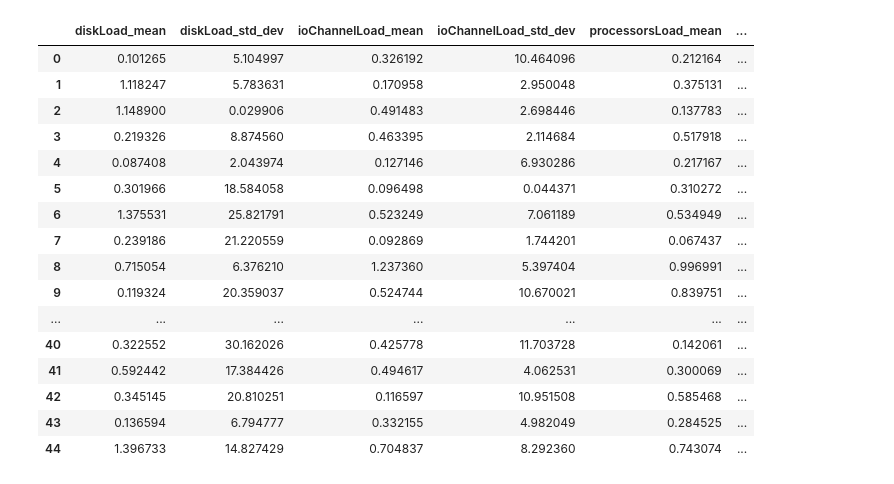
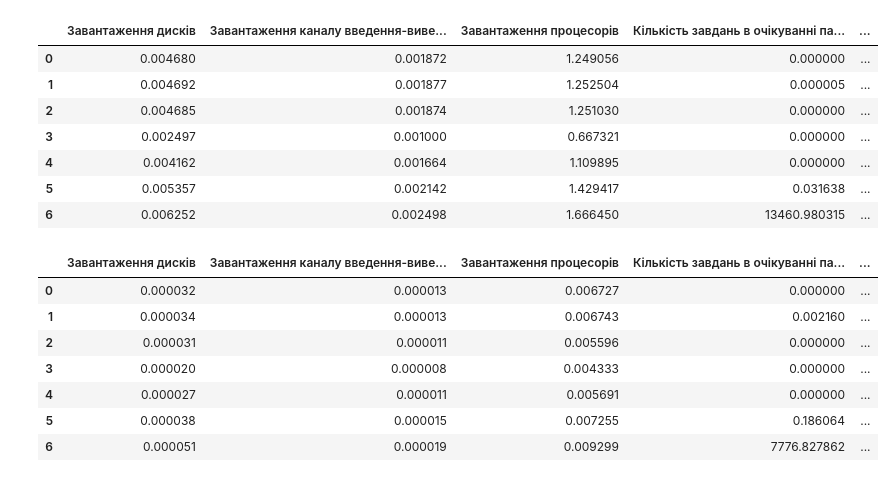
Before and after one commit to SideShowBoBGOT/system_modelling_seventh_semester, a Jupyter notebook: course_work/verification.ipynb, the cells around one changed output. Cells and saved outputs as stored; diff of their text form; code cells hidden in the pictures.

```diff
--- a/course_work/verification.ipynb
+++ b/course_work/verification.ipynb
@@ -200,21 +189,0 @@ global_mean_stddev_data_frame
-# %%
-mean_stddev_stats_relative_mean_data_frame = pd.concat(mean_stddev_stats_relative_mean_list, ignore_index=True)
-mean_stddev_stats_relative_mean_data_frame
-# %% [output]
-|  | diskLoad_mean | diskLoad_std_dev | ioChannelLoad_mean | ioChannelLoad_std_dev | processorsLoad_mean | ... |
-| 0 | 0.101265 | 5.104997 | 0.326192 | 10.464096 | 0.212164 | ... |
-| 1 | 1.118247 | 5.783631 | 0.170958 | 2.950048 | 0.375131 | ... |
-| 2 | 1.148900 | 0.029906 | 0.491483 | 2.698446 | 0.137783 | ... |
-| 3 | 0.219326 | 8.874560 | 0.463395 | 2.114684 | 0.517918 | ... |
-| 4 | 0.087408 | 2.043974 | 0.127146 | 6.930286 | 0.217167 | ... |
-| 5 | 0.301966 | 18.584058 | 0.096498 | 0.044371 | 0.310272 | ... |
-| 6 | 1.375531 | 25.821791 | 0.523249 | 7.061189 | 0.534949 | ... |
-| 7 | 0.239186 | 21.220559 | 0.092869 | 1.744201 | 0.067437 | ... |
-| 8 | 0.715054 | 6.376210 | 1.237360 | 5.397404 | 0.996991 | ... |
-| 9 | 0.119324 | 20.359037 | 0.524744 | 10.670021 | 0.839751 | ... |
-| ... | ... | ... | ... | ... | ... | ... |
-| 40 | 0.322552 | 30.162026 | 0.425778 | 11.703728 | 0.142061 | ... |
-| 41 | 0.592442 | 17.384426 | 0.494617 | 4.062531 | 0.300069 | ... |
-| 42 | 0.345145 | 20.810251 | 0.116597 | 10.951508 | 0.585468 | ... |
-| 43 | 0.136594 | 6.794777 | 0.332155 | 4.982049 | 0.284525 | ... |
-| 44 | 1.396733 | 14.827429 | 0.704837 | 8.292360 | 0.743074 | ... |
@@ -220,0 +210,22 @@ mean_stddev_stats_relative_mean_data_frame
+# %%
+global_mean_data_frame
+# %% [output]
+|  | Завантаження дисків | Завантаження каналу введення-виве... | Завантаження процесорів | Кількість завдань в очікуванні па... | ... |
+| 0 | 0.004680 | 0.001872 | 1.249056 | 0.000000 | ... |
+| 1 | 0.004692 | 0.001877 | 1.252504 | 0.000005 | ... |
+| 2 | 0.004685 | 0.001874 | 1.251030 | 0.000000 | ... |
+| 3 | 0.002497 | 0.001000 | 0.667321 | 0.000000 | ... |
+| 4 | 0.004162 | 0.001664 | 1.109895 | 0.000000 | ... |
+| 5 | 0.005357 | 0.002142 | 1.429417 | 0.031638 | ... |
+| 6 | 0.006252 | 0.002498 | 1.666450 | 13460.980315 | ... |
+# %%
+global_std_dev_data_frame
+# %% [output]
+|  | Завантаження дисків | Завантаження каналу введення-виве... | Завантаження процесорів | Кількість завдань в очікуванні па... | ... |
+| 0 | 0.000032 | 0.000013 | 0.006727 | 0.000000 | ... |
+| 1 | 0.000034 | 0.000013 | 0.006743 | 0.002160 | ... |
+| 2 | 0.000031 | 0.000011 | 0.005596 | 0.000000 | ... |
+| 3 | 0.000020 | 0.000008 | 0.004333 | 0.000000 | ... |
+| 4 | 0.000027 | 0.000011 | 0.005691 | 0.000000 | ... |
+| 5 | 0.000038 | 0.000015 | 0.007255 | 0.186064 | ... |
+| 6 | 0.000051 | 0.000019 | 0.009299 | 7776.827862 | ... |
```
Also changed, not shown: parts of 10 cells of this notebook.
